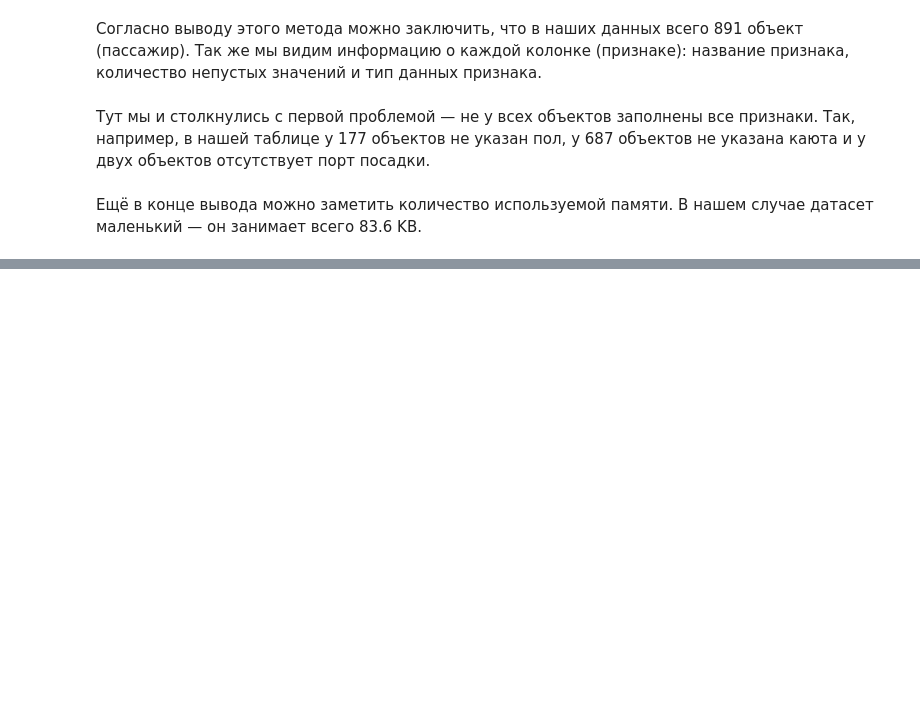
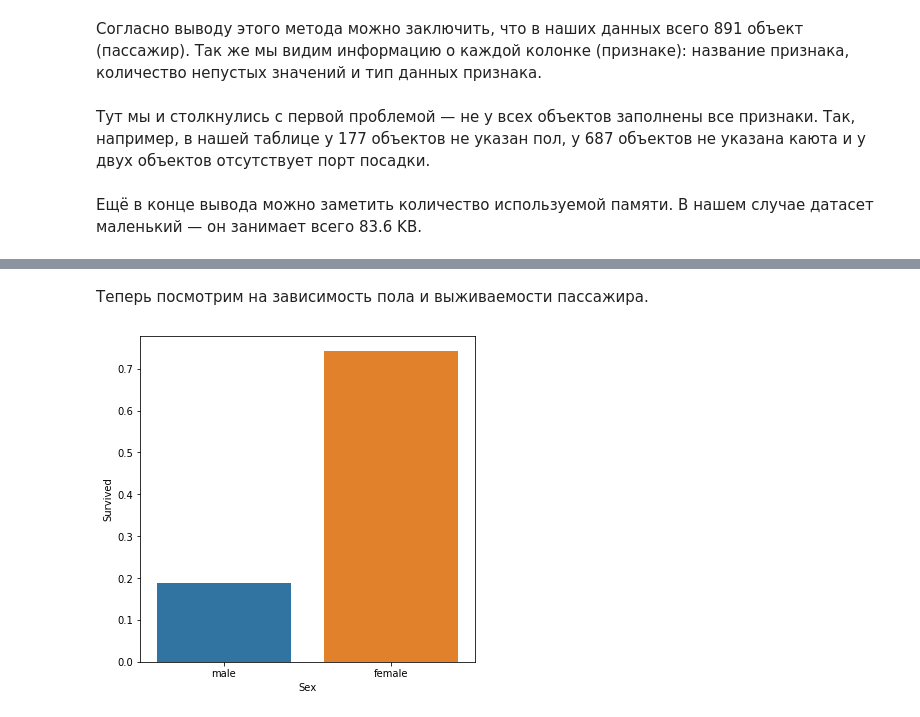
Before and after one commit to batogov/ml-coursework, a Jupyter notebook: coursework.ipynb, the cells around one changed output, grey strips where cells are left out. Saved outputs shown, nothing was run; the diff lists cells and outputs as text; code cells hidden in the pictures; blank space fills up the shorter version.

```diff
--- a/coursework.ipynb
+++ b/coursework.ipynb
@@ -104,0 +186,8 @@ memory usage: 83.5+ KB
+# %% [markdown]
+Теперь посмотрим на зависимость пола и выживаемости пассажира.
+# %%
+fig, axis1 = plt.subplots(1, 1, figsize=(6, 6))
+sex_and_survived = data[['Sex', 'Survived']]
+ax = seaborn.barplot(x='Sex', y='Survived', data=sex_and_survived, ci=None)
+# %% [output]
+[figure, added]
```
Also changed, not shown: parts of 46 cells of this notebook.
